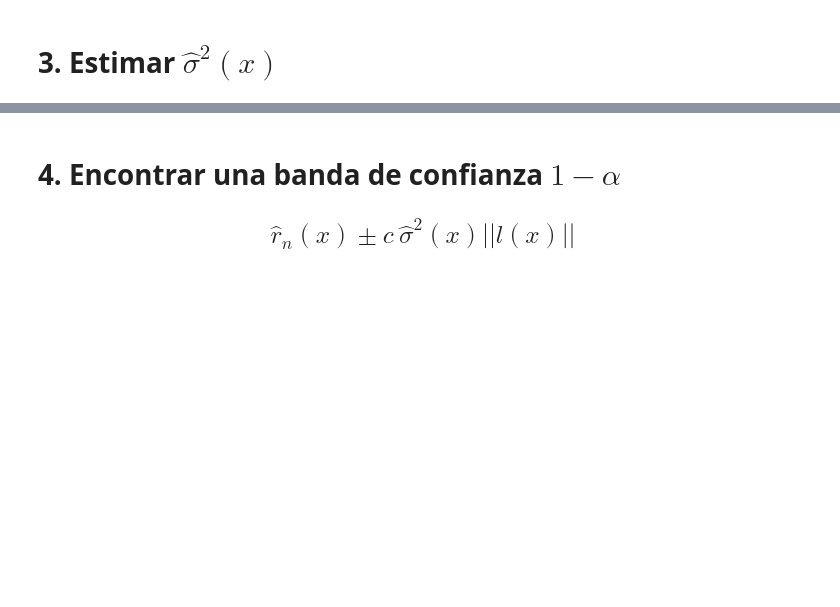
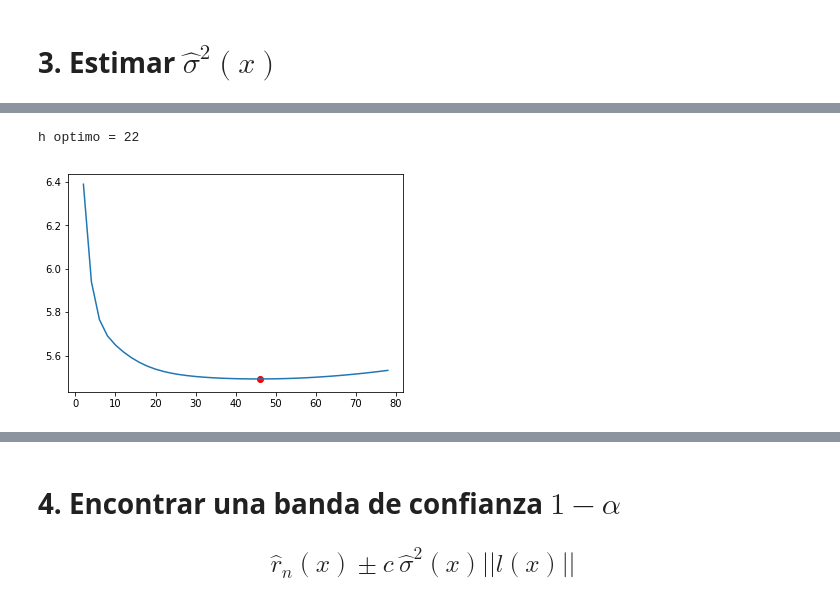
Before and after one commit to Viridianalr/Estadistica-III-2019, a Jupyter notebook: Código python/Suavizamiento.ipynb, the cells around one changed output, grey strips where cells are left out. Cells and saved outputs as stored; diff of their text form; code cells hidden in the pictures; blank space fills up the shorter version.

```diff
--- a/Código python/Suavizamiento.ipynb
+++ b/Código python/Suavizamiento.ipynb
@@ -104,0 +79,6 @@ p = 3
+# %%
+K = lambda x: 1/(ma.sqrt(2*ma.pi))*ma.exp(-(x**2)/2)
+def qn(x,h):
+    n = len(X)
+    l = [K((x-X[i])/h) for i in range(n)]
+    return sum(l[i]*Z[i] for i in range(n))/sum(l)
@@ -104,0 +97,14 @@ p = 3
+# %%
+def Risk(h):
+    L = [K(0)/sum(K((X[j]-X[i])/h) for j in range(n)) for i in range(n)]
+    return ((1/n)*sum(((qn(X[i],h)- Z[i])/(1-L[i]))**2 for i in range(n)))
+
+rango = np.arange(2,80,2)
+Ry = [Risk(x) for x in rango]
+plt.plot(rango,Ry)
+hop = np.argmin(Ry)
+plt.scatter(rango[hop],Ry[hop],color='red')
+print('h optimo = {}'.format(hop))
+# %% [output]
+h optimo = 22
+[figure, added]
```
Also changed, not shown: parts of 14 cells of this notebook.
